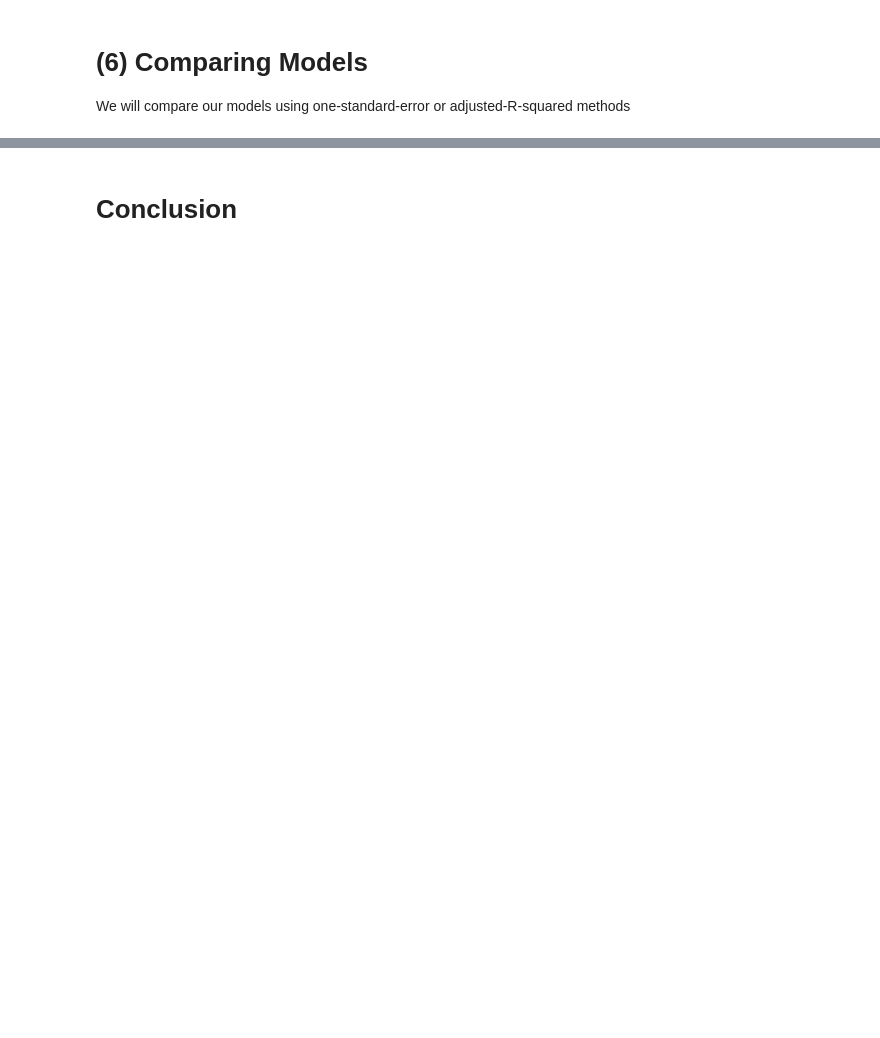
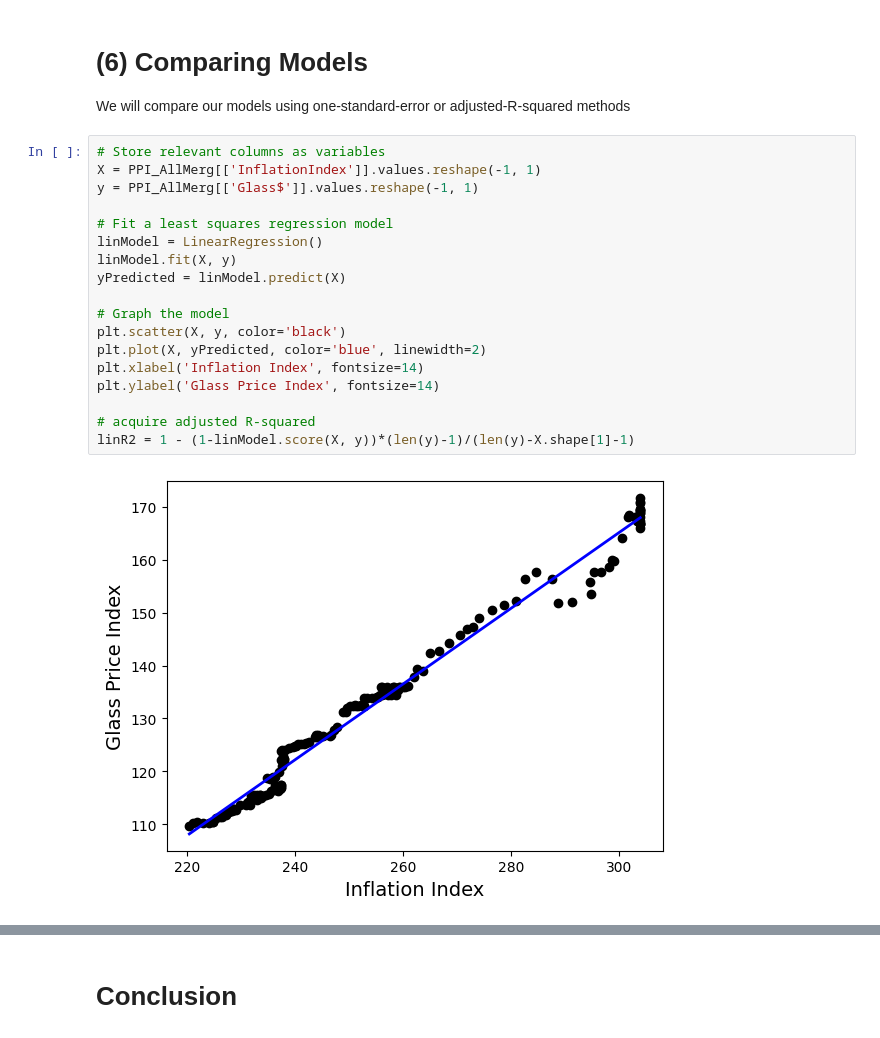
Before and after one commit to baschoff/Data-Science-Project, a Jupyter notebook: Evaluate.ipynb, the cells around one changed output, grey strips where cells are left out. Cells and saved outputs as stored; diff of their text form; blank space fills up the shorter version.

```diff
--- a/Evaluate.ipynb
+++ b/Evaluate.ipynb
@@ -710,3 +748,23 @@ We will apply the Bootstrap method to one of our models and report the error mea
 # %% [markdown]
 # (6) Comparing Models
 We will compare our models using one-standard-error or adjusted-R-squared methods
+# %%
+# Store relevant columns as variables
+X = PPI_AllMerg[['InflationIndex']].values.reshape(-1, 1)
+y = PPI_AllMerg[['Glass$']].values.reshape(-1, 1)
+
+# Fit a least squares regression model
+linModel = LinearRegression()
+linModel.fit(X, y)
+yPredicted = linModel.predict(X)
+
+# Graph the model
+plt.scatter(X, y, color='black')
+plt.plot(X, yPredicted, color='blue', linewidth=2)
+plt.xlabel('Inflation Index', fontsize=14)
+plt.ylabel('Glass Price Index', fontsize=14)
+
+# acquire adjusted R-squared
+linR2 = 1 - (1-linModel.score(X, y))*(len(y)-1)/(len(y)-X.shape[1]-1)
+# %% [output]
+[figure, added]
```
Also changed, not shown: parts of 7 cells of this notebook.
